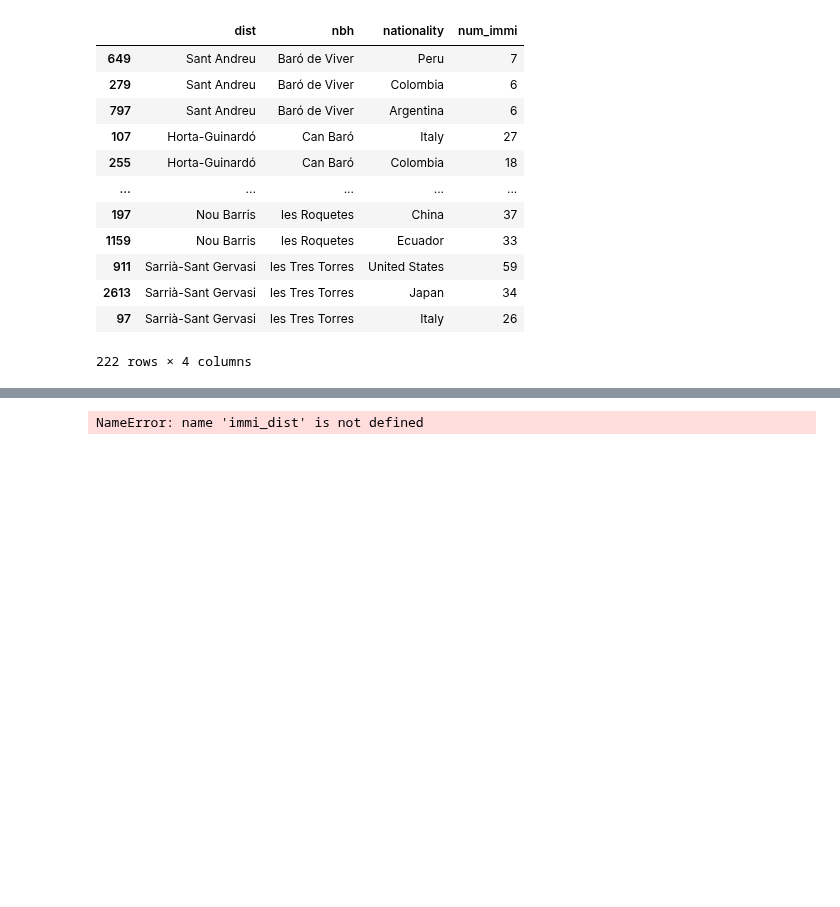
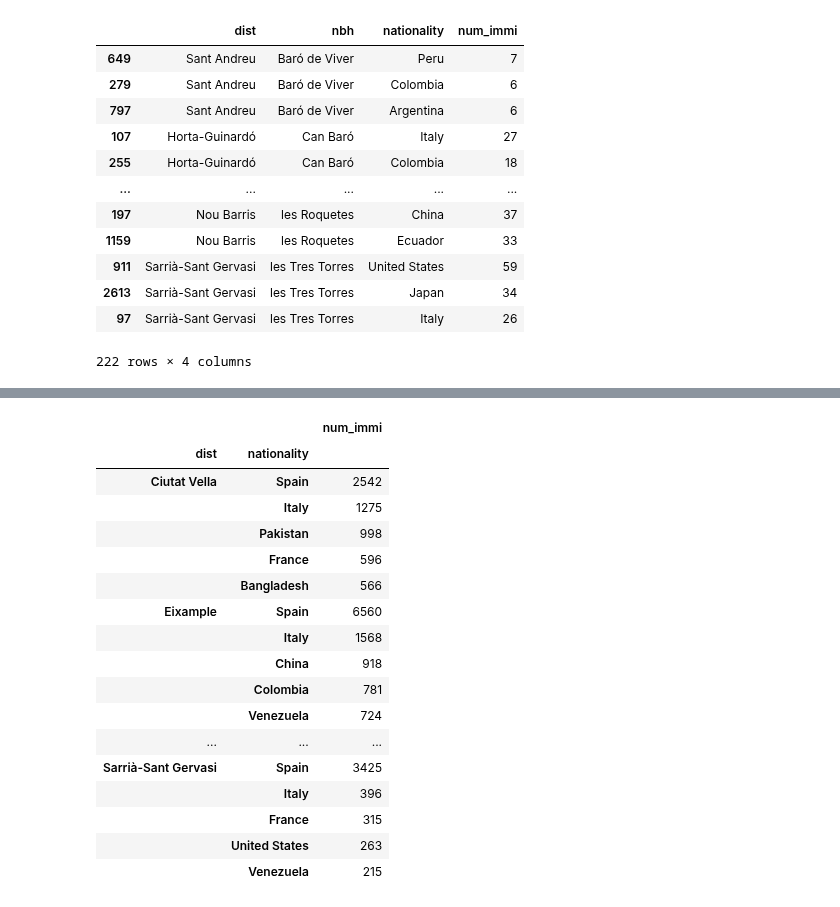
Before and after one commit to ta-data-bcn/Project-Week-2-Barcelona, a Jupyter notebook: your-project/immigration.ipynb, the cells around one changed output, grey strips where cells are left out. Drawn from its saved outputs; the diff is of its cells as text; code cells hidden in the pictures; blank space fills up the shorter version.

```diff
--- a/your-project/immigration.ipynb
+++ b/your-project/immigration.ipynb
@@ -206,3 +267,8 @@ immi_foreign.groupby('nbh', group_keys=False).apply(lambda x: x.nlargest(3, "num
 | 2613 | Sarrià-Sant Gervasi | les Tres Torres | Japan | 34 |
 | 97 | Sarrià-Sant Gervasi | les Tres Torres | Italy | 26 |
 222 rows × 4 columns
+# %%
+# Ordering immi dataset by district, including Spain
+immi_dist = immi.groupby(["dist","nationality"])["num_immi"].sum()
+immi_dist = immi_dist.to_frame()
+immi_dist
@@ -209,6 +290,22 @@ immi_foreign.groupby('nbh', group_keys=False).apply(lambda x: x.nlargest(3, "num
 # %%
-# 3 more frequent Dist for each country of origin
-immi_dist2 = immi_dist.groupby('nationality', group_keys=False).apply(lambda x: x.nlargest(3, "num_immi"))
-immi_dist2
+# Top 5 most frequent immigrant nationality by District, including Spain
+immi_dist.groupby('dist', group_keys=False).apply(lambda x: x.nlargest(5, "num_immi"))
 # %% [output]
-NameError: name 'immi_dist' is not defined
+|  |  | num_immi |
+| dist | nationality |  |
+| Ciutat Vella | Spain | 2542 |
+|  | Italy | 1275 |
+|  | Pakistan | 998 |
+|  | France | 596 |
+|  | Bangladesh | 566 |
+| Eixample | Spain | 6560 |
+|  | Italy | 1568 |
+|  | China | 918 |
+|  | Colombia | 781 |
+|  | Venezuela | 724 |
+| ... | ... | ... |
+| Sarrià-Sant Gervasi | Spain | 3425 |
+|  | Italy | 396 |
+|  | France | 315 |
+|  | United States | 263 |
+|  | Venezuela | 215 |
```
Also changed, not shown: parts of 36 cells of this notebook, 4 other files.
